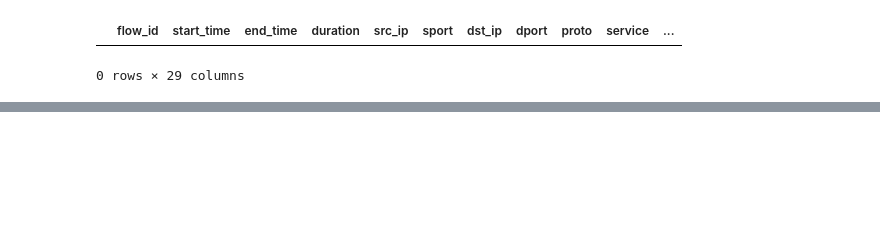
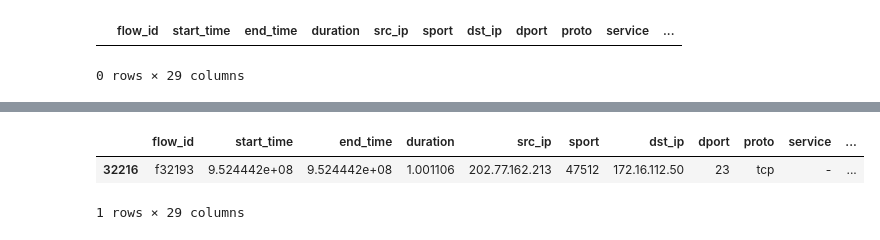
Before and after one commit to sofiaburkow/DeepChronos, a Jupyter notebook: notebooks/analyze_dpl.ipynb, the cells around one changed output, grey strips where cells are left out. Drawn from its saved outputs; the diff is of its cells as text; code cells hidden in the pictures; blank space fills up the shorter version.

```diff
--- a/notebooks/analyze_dpl.ipynb
+++ b/notebooks/analyze_dpl.ipynb
@@ -269,0 +256,7 @@ df_fp_3
+# %%
+df_fn_4 = false_negatives(mis_df, 4)
+df_fn_4
+# %% [output]
+|  | flow_id | start_time | end_time | duration | src_ip | sport | dst_ip | dport | proto | service | ... |
+| 32216 | f32193 | 9.524442e+08 | 9.524442e+08 | 1.001106 | 202.77.162.213 | 47512 | 172.16.112.50 | 23 | tcp | - | ... |
+1 rows × 29 columns
```
Also changed, not shown: parts of 11 cells of this notebook, 12 other files.
